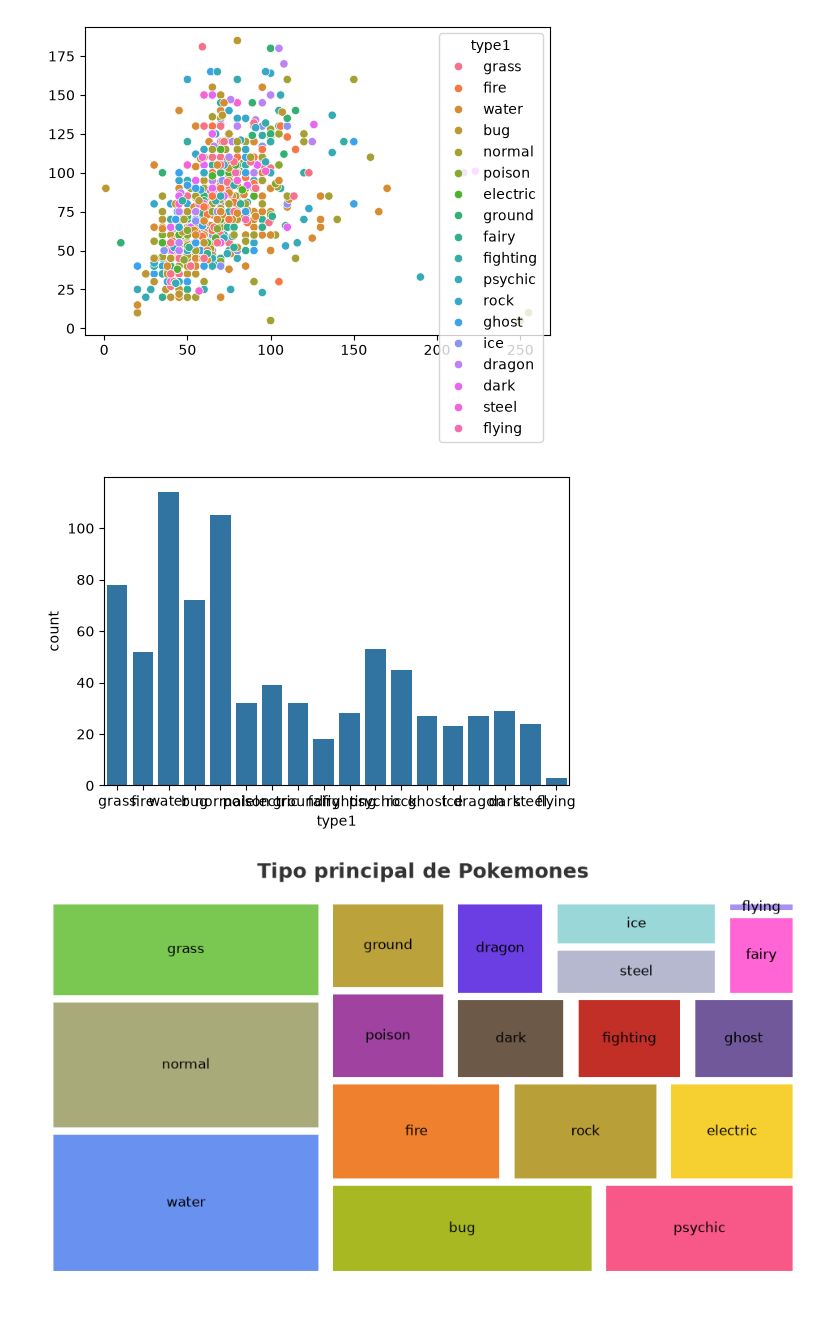
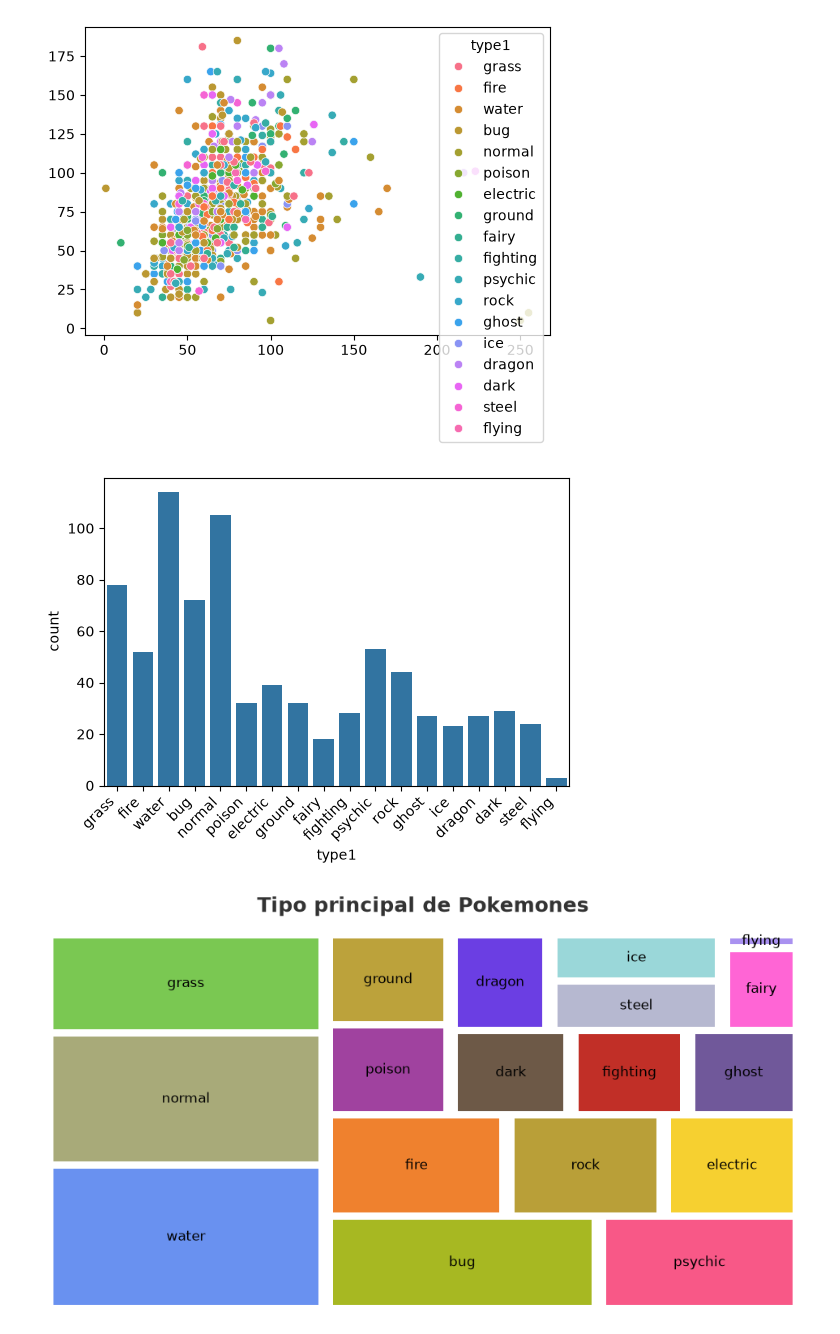
Before and after one commit to keitzeta/Pokemon-Inference-Classification-Outcomes, a Jupyter notebook: Pokemon.ipynb, the cells around one changed output. Saved outputs shown, nothing was run; the diff lists cells and outputs as text; code cells hidden in the pictures.

```diff
--- a/Pokemon.ipynb
+++ b/Pokemon.ipynb
@@ -147,13 +148,14 @@ plt.show()
 # %%
 type1_count = PokemonSet['type1'].value_counts()
 
 plt.figure(figsize=(6,4))
 
 sns.countplot(data=PokemonSet, x='type1')
+plt.xticks(rotation=45, ha='right')
 
 plt.show()
 # %% [output]
-[figure, old version]
+[figure, new version]
 # %%
 plt.figure(figsize=(12,6))
 
```
Also changed, not shown: parts of 9 cells of this notebook, 1 other file.
